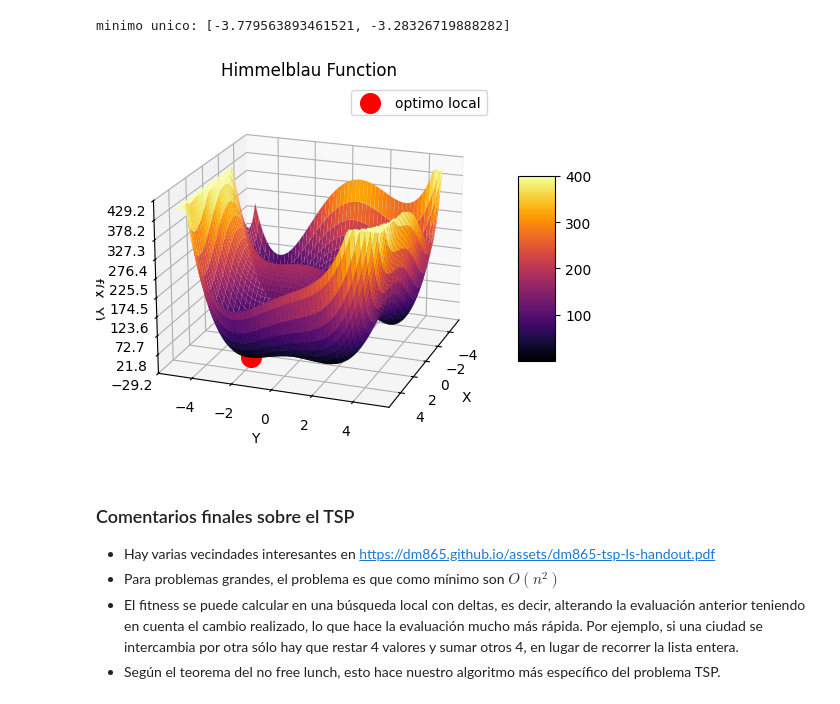
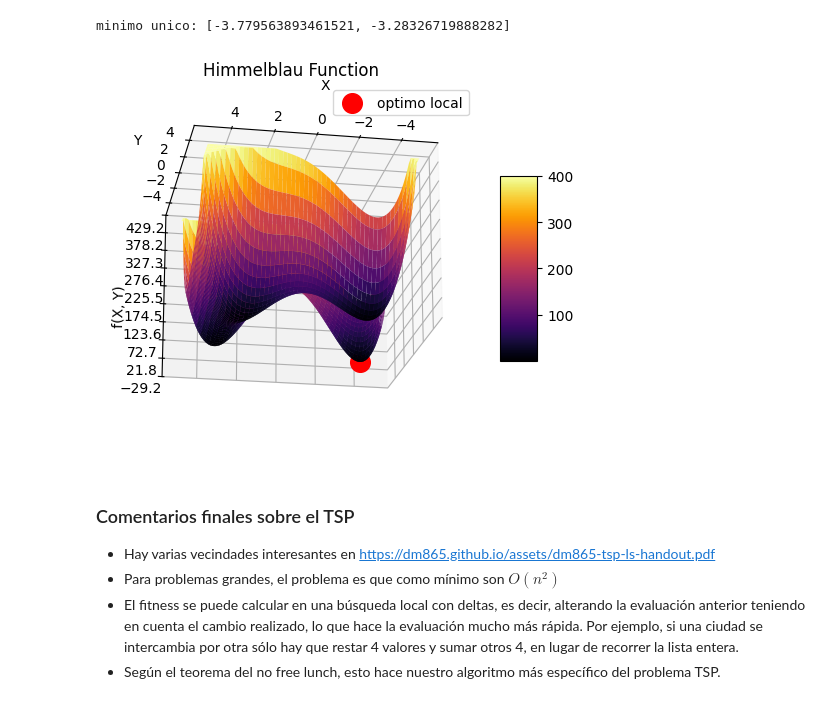
Before and after one commit to Chepados/practica1-sistemas-inteligentes, a Jupyter notebook: AG_alumno.ipynb, the cells around one changed output. Saved outputs shown, nothing was run; the diff lists cells and outputs as text; code cells hidden in the pictures.

Commit message:
num reales y himme pero con el plot bienl

```diff
--- a/AG_alumno.ipynb
+++ b/AG_alumno.ipynb
@@ -588,31 +588,31 @@ minimo unico: [-3.779563893461521, -3.28326719888282]
 # %%
 fig, ax = plt.subplots(subplot_kw={"projection": "3d"})
 
 X = np.linspace(-5, 5, 100)
 Y = np.linspace(-5, 5, 100)
 X, Y = np.meshgrid(X, Y)
 Z = np.zeros_like(X)
 for i in range(X.shape[0]):
     for j in range(X.shape[1]):
         Z[i, j] = himmelblau([X[i, j], Y[i, j]])#mover el rango de colores para ver mejor el punto óptimo
 Z = np.clip(Z, 0, 400)
 surf = ax.plot_surface(X, Y, Z, cmap='inferno', edgecolor='none')
 
 ax.set_xlabel('X')
 ax.set_ylabel('Y')
 ax.set_zlabel('f(X, Y)')
 ax.set_title('Himmelblau Function')
 ax.zaxis.set_major_locator(LinearLocator(10))
 # cambiar persprectiva para ver mejor el punto óptimo
-ax.view_init(elev=20, azim=20)
+ax.view_init(elev=-20, azim=80)
 
 fig.colorbar(surf, shrink=0.5, aspect=5)
 #plot our solution
-ax.scatter(best_ind[0], best_ind[1], himmelblau(best_ind), color='r', s=200, label='optimo local')
+ax.scatter(best_ind_unic[0], best_ind_unic[1], himmelblau(best_ind_unic), color='r', s=200, label='optimo local')
 ax.legend()
 plt.show()
 # %% [output]
-[figure, old version]
+[figure, new version]
 # %% [markdown]
 ### Comentarios finales sobre el TSP
 
```
